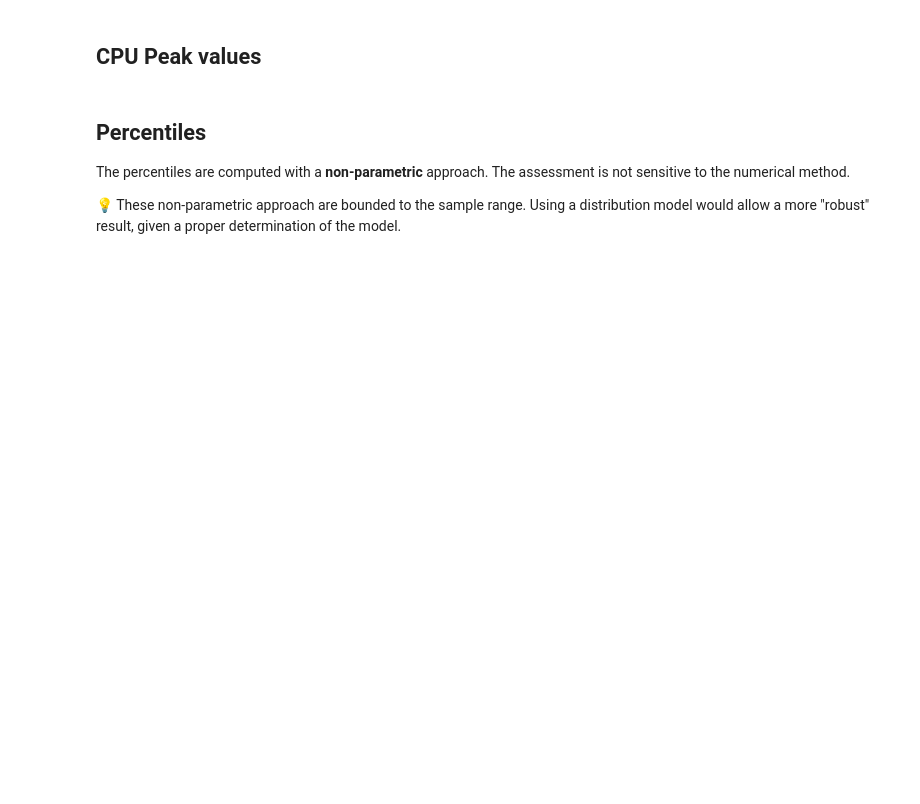
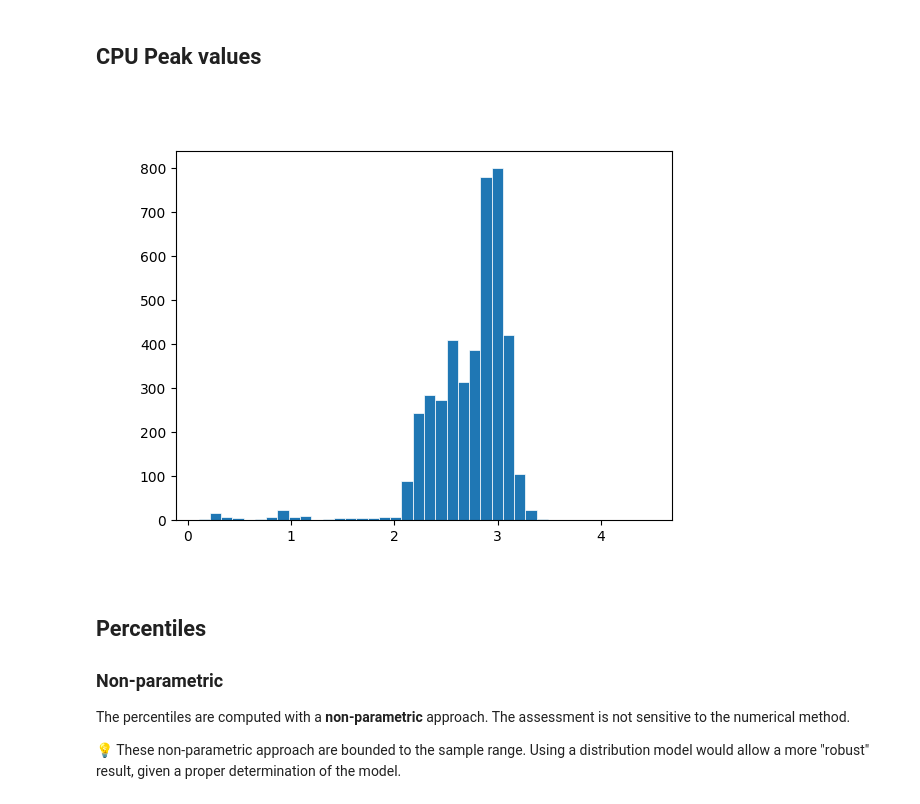
Before and after one commit to flaudarin-365talents/prom-crispy-fortnight, a Jupyter notebook: pods-cpu-request.ipynb, the cells around one changed output. Cells and saved outputs as stored; diff of their text form; code cells hidden in the pictures; blank space fills up the shorter version.

Commit message:
feat: CPU load stats

```diff
--- a/pods-cpu-request.ipynb
+++ b/pods-cpu-request.ipynb
@@ -11,7 +11,7 @@ from stats.stats_service import StatsService
 ## Load a time series from disk
 # %%
 stats_service = StatsService(name="CPU usage")
-stats_service.load_time_series(path="data/cpu_usage.json")
+stats_service.load_time_series(path="data/analyzer-worker-data/cpu_usage-60d.json")
 # %% [markdown]
 ## Signal processing
 - Smoothing with the _moving average_ approach
@@ -35,7 +44,10 @@ peaks.datetimes(threshold=3300e-3)
 # %%
-peaks.plots.histogram(bins=40, xlim=(2, 3.5))
+peaks.plots.histogram(bins=40)
+# %% [output]
+[figure, added]
 # %% [markdown]
 ## Percentiles
+### Non-parametric
 The percentiles are computed with a **non-parametric** approach. The assessment is not sensitive to the numerical method.
 
 💡 These non-parametric approach are bounded to the sample range. Using a distribution model would allow a more "robust" result, given a proper determination of the model.
```
Also changed, not shown: parts of 7 cells of this notebook, 7 other files.
